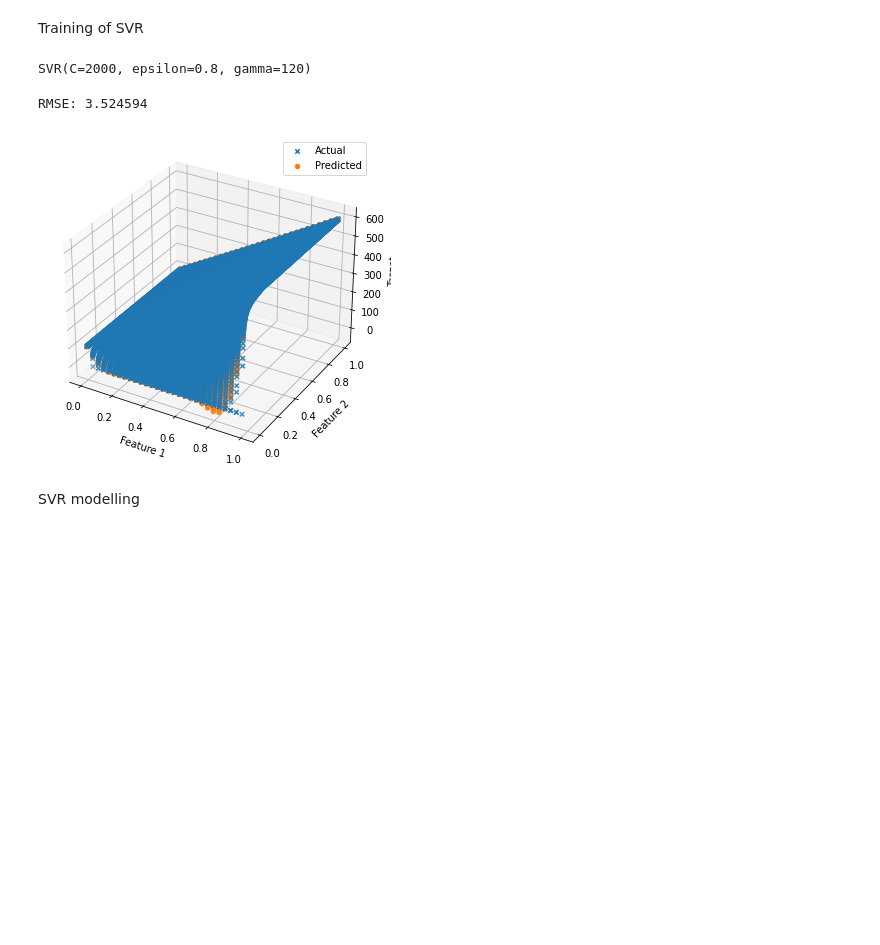
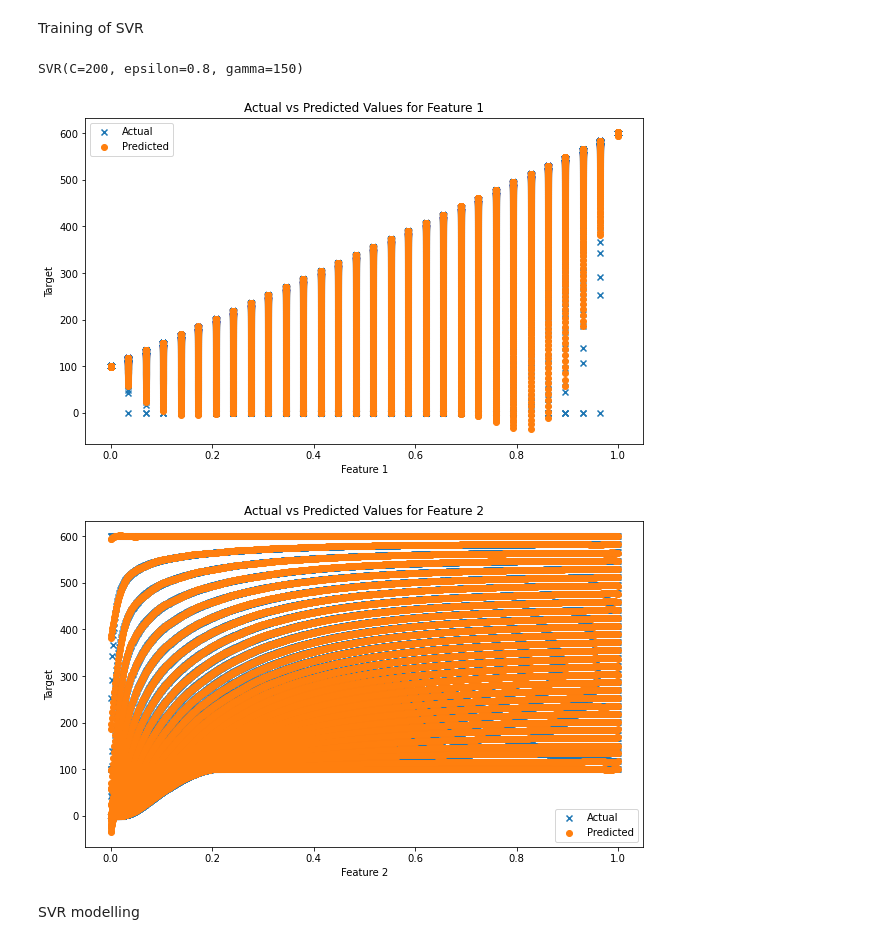
Before and after one commit to radhikrammohan/1D_HT_Pinn, a Jupyter notebook: Data_prep/1D_ht_wtime.ipynb, the cells around one changed output. Saved outputs shown, nothing was run; the diff lists cells and outputs as text; code cells hidden in the pictures; blank space fills up the shorter version.

```diff
--- a/Data_prep/1D_ht_wtime.ipynb
+++ b/Data_prep/1D_ht_wtime.ipynb
@@ -101,28 +115,37 @@ feature = np.array(ftr)
 # %% [markdown]
 Training of SVR
 # %%
-svr_rbf = svm.SVR(kernel="rbf", C=2000, gamma=120, epsilon=0.8)
+svr_rbf = svm.SVR(kernel="rbf", C=200, gamma=150, epsilon=0.8)
 
 svr_rbf.fit(feature, y_data)
 # %% [output]
-SVR(C=2000, epsilon=0.8, gamma=120)
+SVR(C=200, epsilon=0.8, gamma=150)
-# %%
-y_pred = svr_rbf.predict(feature)
-rmse = np.sqrt(mean_squared_error(y_data, y_pred))
-print("RMSE: %f" % (rmse))
-# Visualization (for 2D data)
-fig = plt.figure(figsize=(10, 6))
-ax = fig.add_subplot(projection='3d')
-ax.scatter(feature[:, 0], feature[:, 1], y_data, label='Actual', marker='x')
-ax.scatter(feature[:, 0], feature[:, 1], y_pred, label='Predicted', marker='o')
-ax.set_xlabel('Feature 1')
-ax.set_ylabel('Feature 2')
-ax.set_zlabel('Target')
-ax.legend()
-
-plt.show()
-# %% [output]
-RMSE: 3.524594
-[figure, removed]
+# %%
+import matplotlib.pyplot as plt
+
+# Assuming you have y_data, y_pred, and feature
+
+# Scatter plot for Feature 1
+plt.figure(figsize=(10, 6))
+plt.scatter(feature[:, 0], y_data, label='Actual', marker='x')
+plt.scatter(feature[:, 0], y_pred, label='Predicted', marker='o')
+plt.xlabel('Feature 1')
+plt.ylabel('Target')
+plt.title('Actual vs Predicted Values for Feature 1')
+plt.legend()
+plt.show()
+
+# Scatter plot for Feature 2
+plt.figure(figsize=(10, 6))
+plt.scatter(feature[:, 1], y_data, label='Actual', marker='x')
+plt.scatter(feature[:, 1], y_pred, label='Predicted', marker='o')
+plt.xlabel('Feature 2')
+plt.ylabel('Target')
+plt.title('Actual vs Predicted Values for Feature 2')
+plt.legend()
+plt.show()
+# %% [output]
+[figure, added]
+[figure, added]
 # %% [markdown]
 SVR modelling
```
Also changed, not shown: parts of 1 cell of this notebook.
